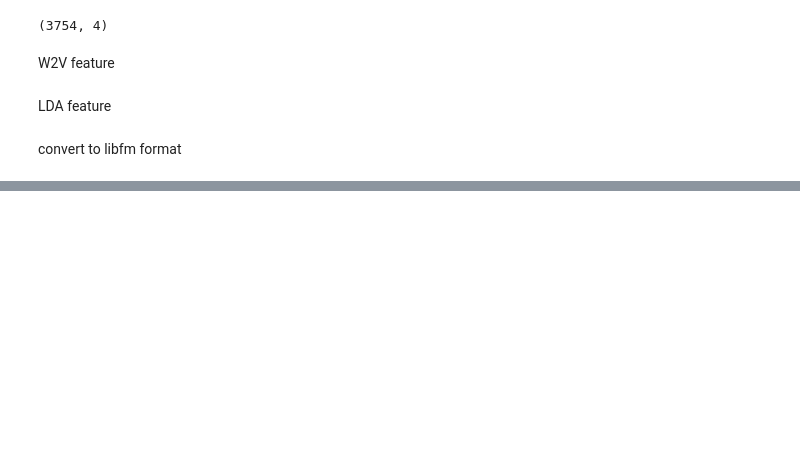
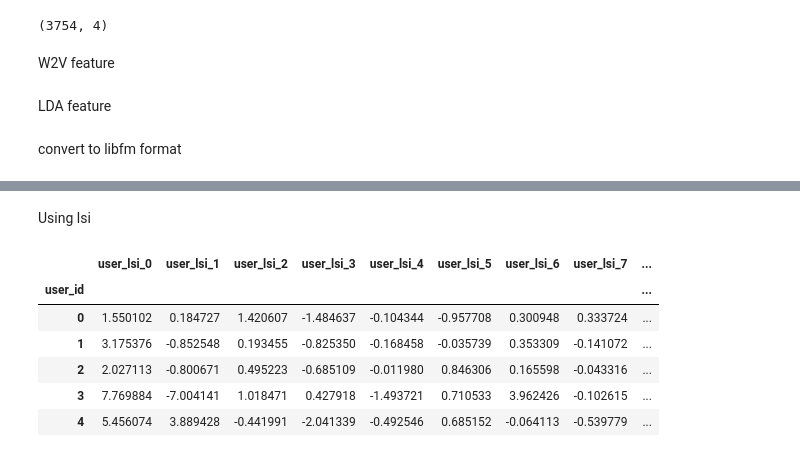
Before and after one commit to wattlebird/MangakiChallenge, a Jupyter notebook: FeatureExtraction.ipynb, the cells around one changed output, grey strips where cells are left out. Cells and saved outputs as stored; diff of their text form; code cells hidden in the pictures; blank space fills up the shorter version.

```diff
--- a/FeatureExtraction.ipynb
+++ b/FeatureExtraction.ipynb
@@ -462,0 +490,23 @@ dump_svmlight_file(value, np.zeros(valid.shape[0]), path+"libfm/test_0.csv")
+# %% [markdown]
+Using lsi
+# %%
+num_topic=20
+# %%
+record_positive = record
+record_positive_effectiveuser = record_positive[['user_id', 'work_id']].groupby(by='user_id')['work_id'].agg({'work_count': 'count'})
+record_positive_effectiveuser = record_positive_effectiveuser[record_positive_effectiveuser.work_count>5]
+record_positive = record_positive[['user_id', 'work_id', 'rating']].groupby(by='user_id').agg(lambda x: list(x))
+record_positive = pd.concat((record_positive, record_positive_effectiveuser), axis=1, join='inner')
+
+corpus = []
+dictionary = {}
+cnt=0
+ratlut = {'love': 1.5, 'like': 1, 'neutral': 0.5, 'dislike':-1}
+for itm in record_positive.iterrows():
+    for work in itm[1].work_id:
+        strwork = 'i{0}'.format(work)
+        if strwork not in dictionary:
+            dictionary[strwork]=cnt
+            cnt+=1
+    corpus.append([(dictionary['i{0}'.format(i)], ratlut[r]) for i,r in zip(itm[1].work_id, itm[1].rating)])
+invdict = dict(zip(dictionary.values(), dictionary.keys()))
@@ -462,0 +517,27 @@ dump_svmlight_file(value, np.zeros(valid.shape[0]), path+"libfm/test_0.csv")
+# %%
+record_positive = record.groupby(by='user_id').agg(lambda x: list(x))
+
+corpus = []
+for itm in record_positive.iterrows():
+    corpus.append([(dictionary['i{0}'.format(i)], ratlut[r]) for i,r in zip(itm[1].work_id, itm[1].rating) if 'i{0}'.format(i) in dictionary])
+
+user_lsi_positive = []
+for i, topic in enumerate(lsimodel[corpus]):
+    temp = np.zeros(num_topic)
+    for itm in topic:
+        temp[itm[0]] = itm[1]
+    user_lsi_positive.append(temp)
+user_lsi_positive = np.vstack(user_lsi_positive)
+u6 = pd.DataFrame(data = user_lsi_positive, index=record_positive.index, columns=['user_lsi_{0}'.format(i) for i in range(num_topic)])
+
+u6.reset_index().to_csv(data+"features/user_lsi_{0}d.csv".format(num_topic), index=False)
+# %%
+u6.head()
+# %% [output]
+|  | user_lsi_0 | user_lsi_1 | user_lsi_2 | user_lsi_3 | user_lsi_4 | user_lsi_5 | user_lsi_6 | user_lsi_7 | ... |
+| user_id |  |  |  |  |  |  |  |  | ... |
+| 0 | 1.550102 | 0.184727 | 1.420607 | -1.484637 | -0.104344 | -0.957708 | 0.300948 | 0.333724 | ... |
+| 1 | 3.175376 | -0.852548 | 0.193455 | -0.825350 | -0.168458 | -0.035739 | 0.353309 | -0.141072 | ... |
+| 2 | 2.027113 | -0.800671 | 0.495223 | -0.685109 | -0.011980 | 0.846306 | 0.165598 | -0.043316 | ... |
+| 3 | 7.769884 | -7.004141 | 1.018471 | 0.427918 | -1.493721 | 0.710533 | 3.962426 | -0.102615 | ... |
+| 4 | 5.456074 | 3.889428 | -0.441991 | -2.041339 | -0.492546 | 0.685152 | -0.064113 | -0.539779 | ... |
```
Also changed, not shown: parts of 7 cells of this notebook, 3 other files.
